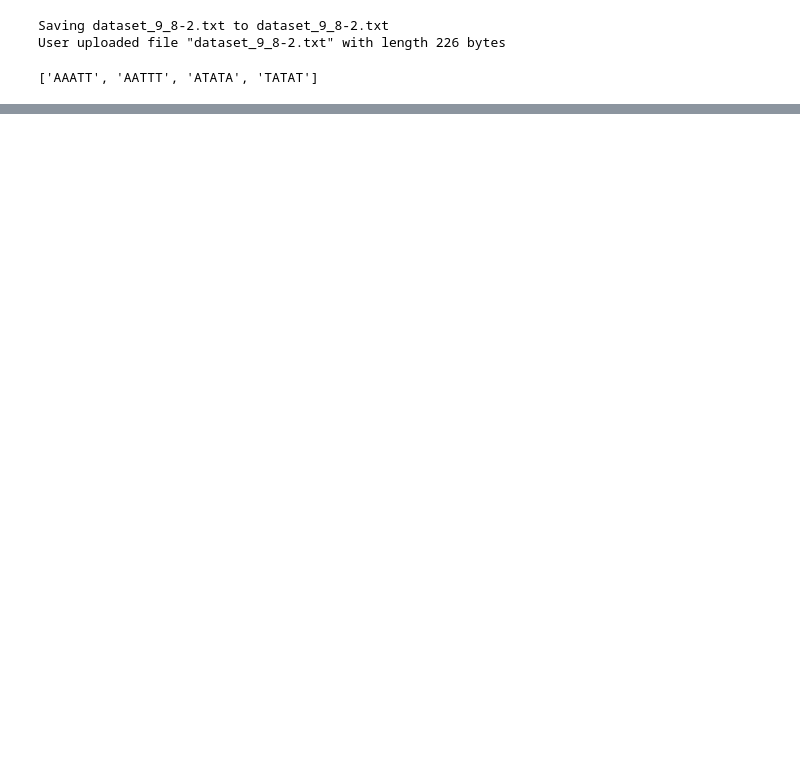
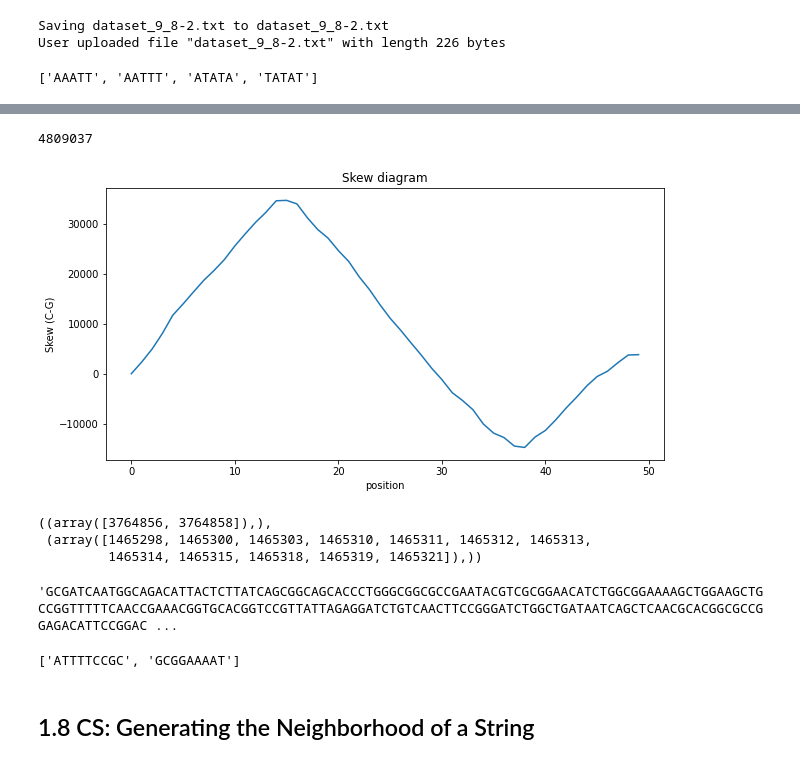
Before and after one commit to tlysenko/bionformatics-coursera-sandiego, a Jupyter notebook: Finding Hidden Messages in DNA (Bioinformatics I)/Bioinformatics_1_week_2.ipynb, the cells around one changed output, grey strips where cells are left out. Cells and saved outputs as stored; diff of their text form; code cells hidden in the pictures; blank space fills up the shorter version.

```diff
--- a/Finding Hidden Messages in DNA (Bioinformatics I)/Bioinformatics_1_week_2.ipynb
+++ b/Finding Hidden Messages in DNA (Bioinformatics I)/Bioinformatics_1_week_2.ipynb
@@ -532,0 +620,20 @@ GetFreqWordsMismReverse(genome, d, k)
+# %%
+url = 'http://bioinformaticsalgorithms.com/data/Salmonella_enterica.txt'
+response = urllib.request.urlopen(url)
+data = response.read().decode('ascii')
+# %%
+sb1 = data.split('\r')[1:]
+sb1
+genome = ''
+for line in sb1:
+  genome = genome + line.split('\n')[1]
+genome = genome.strip()
+# %%
+len(genome)
+# %% [output]
+4809037
+# %%
+skew_step_salm  = CalculateSkewStep(genome, step=100000)
+PlotSkew(skew_step_salm)
+# %% [output]
+[figure, added]
@@ -532,0 +642,25 @@ GetFreqWordsMismReverse(genome, d, k)
+# %%
+def SkewMin(skew):
+  return np.where(skew == skew.min())
+def SkewMax(skew):
+  return np.where(skew == skew.max())
+
+SkewMin(skew_salm), SkewMax(skew_salm)
+# %% [output]
+((array([3764856, 3764858]),),
+ (array([1465298, 1465300, 1465303, 1465310, 1465311, 1465312, 1465313,
+         1465314, 1465315, 1465318, 1465319, 1465321]),))
+# %%
+min_id = 3764856
+delta = 250
+genome[min_id-delta : min_id + delta]
+# %% [output]
+'GCGATCAATGGCAGACATTACTCTTATCAGCGGCAGCACCCTGGGCGGCGCCGAATACGTCGCGGAACATCTGGCGGAAAAGCTGGAAGCTGCCGGTTTTTCAACCGAAACGGTGCACGGTCCGTTATTAGAGGATCTGTCAACTTCCGGGATCTGGCTGATAATCAGCTCAACGCACGGCGCCGGAGACATTCCGGAC ...
+# %%
+delta = 250
+
+GetFreqWordsMismReverse(genome[min_id-delta : min_id + delta], d=3, k=9)
+# %% [output]
+['ATTTTCCGC', 'GCGGAAAAT']
+# %% [markdown]
+## 1.8 CS: Generating the Neighborhood of a String
```
Also changed, not shown: parts of 23 cells of this notebook.
